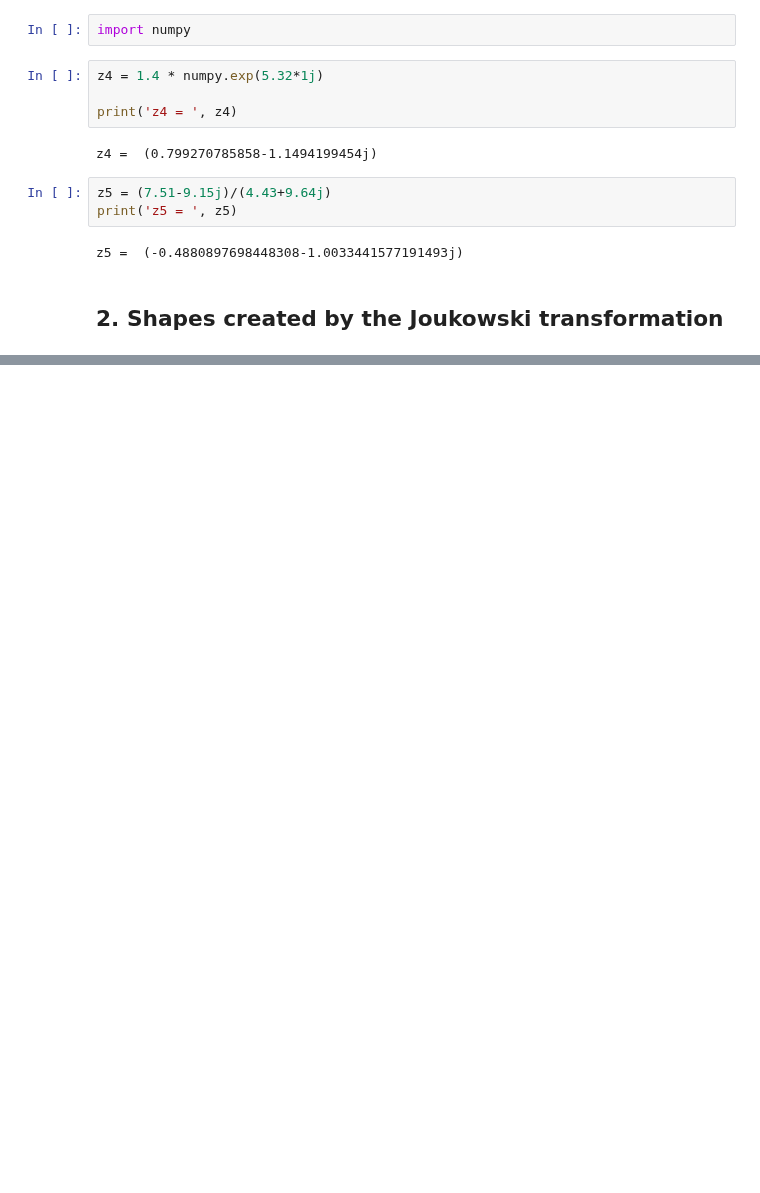
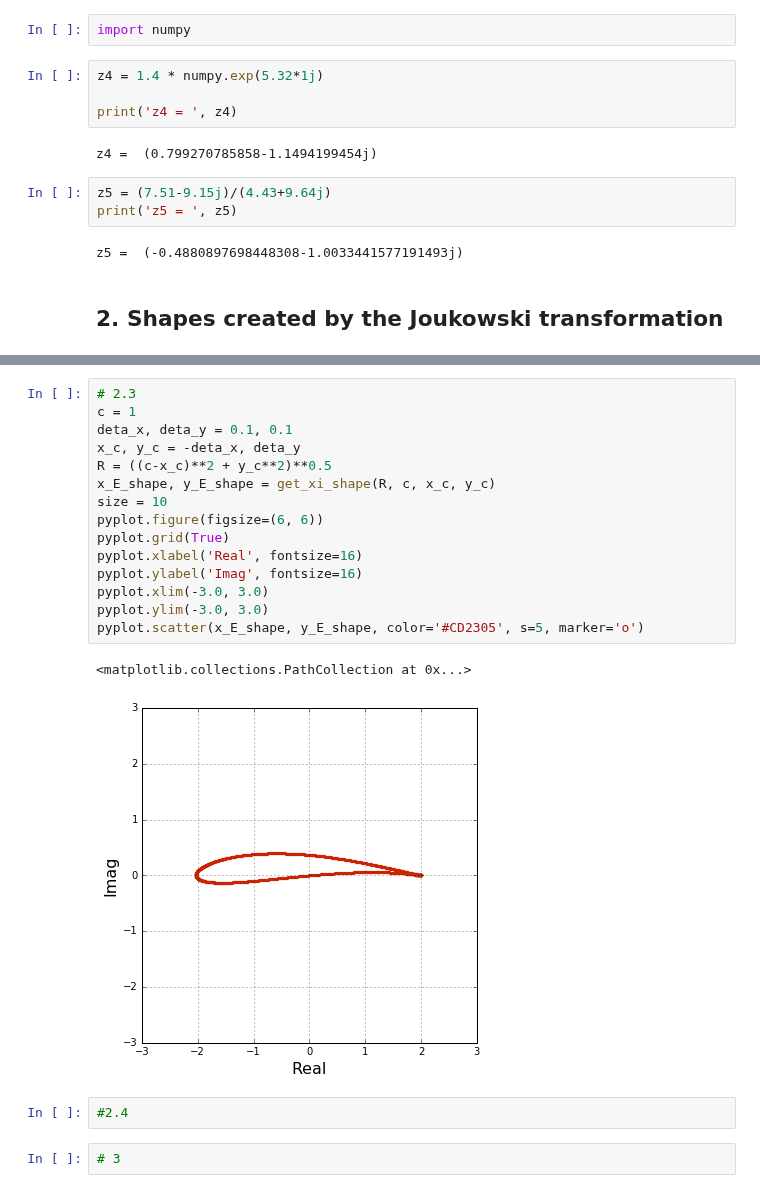
Before and after one commit to liu19941121/mae6226-work, a Jupyter notebook: assignment2.ipynb, the cells around one changed output, grey strips where cells are left out. Cells and saved outputs as stored; diff of their text form; blank space fills up the shorter version.

```diff
--- a/assignment2.ipynb
+++ b/assignment2.ipynb
@@ -38,0 +89,22 @@ z5 =  (-0.4880897698448308-1.0033441577191493j)
+# %%
+# 2.3
+c = 1
+deta_x, deta_y = 0.1, 0.1
+x_c, y_c = -deta_x, deta_y
+R = ((c-x_c)**2 + y_c**2)**0.5
+x_E_shape, y_E_shape = get_xi_shape(R, c, x_c, y_c)
+size = 10
+pyplot.figure(figsize=(6, 6))
+pyplot.grid(True)
+pyplot.xlabel('Real', fontsize=16)
+pyplot.ylabel('Imag', fontsize=16)
+pyplot.xlim(-3.0, 3.0)
+pyplot.ylim(-3.0, 3.0)
+pyplot.scatter(x_E_shape, y_E_shape, color='#CD2305', s=5, marker='o')
+# %% [output]
+<matplotlib.collections.PathCollection at 0x...>
+[figure, added]
+# %%
+#2.4
+# %%
+# 3
```
Also changed, not shown: parts of 5 cells of this notebook.
